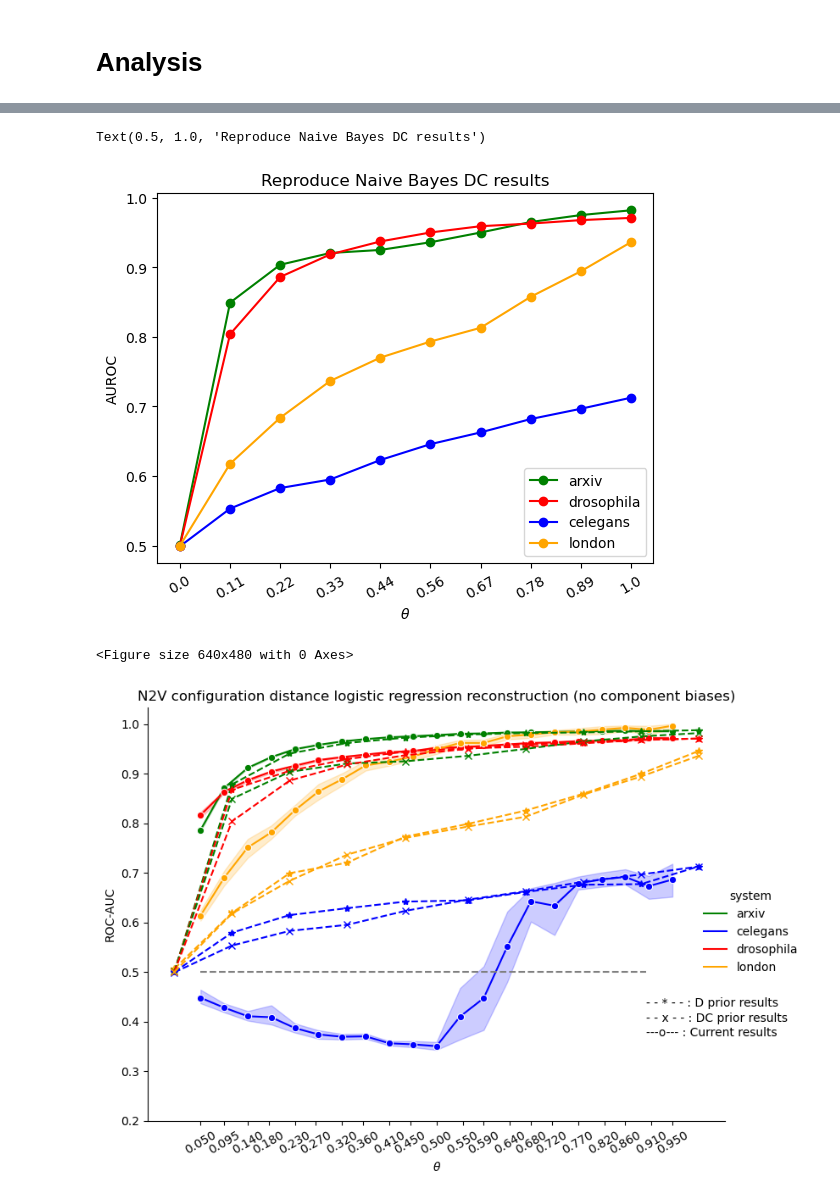
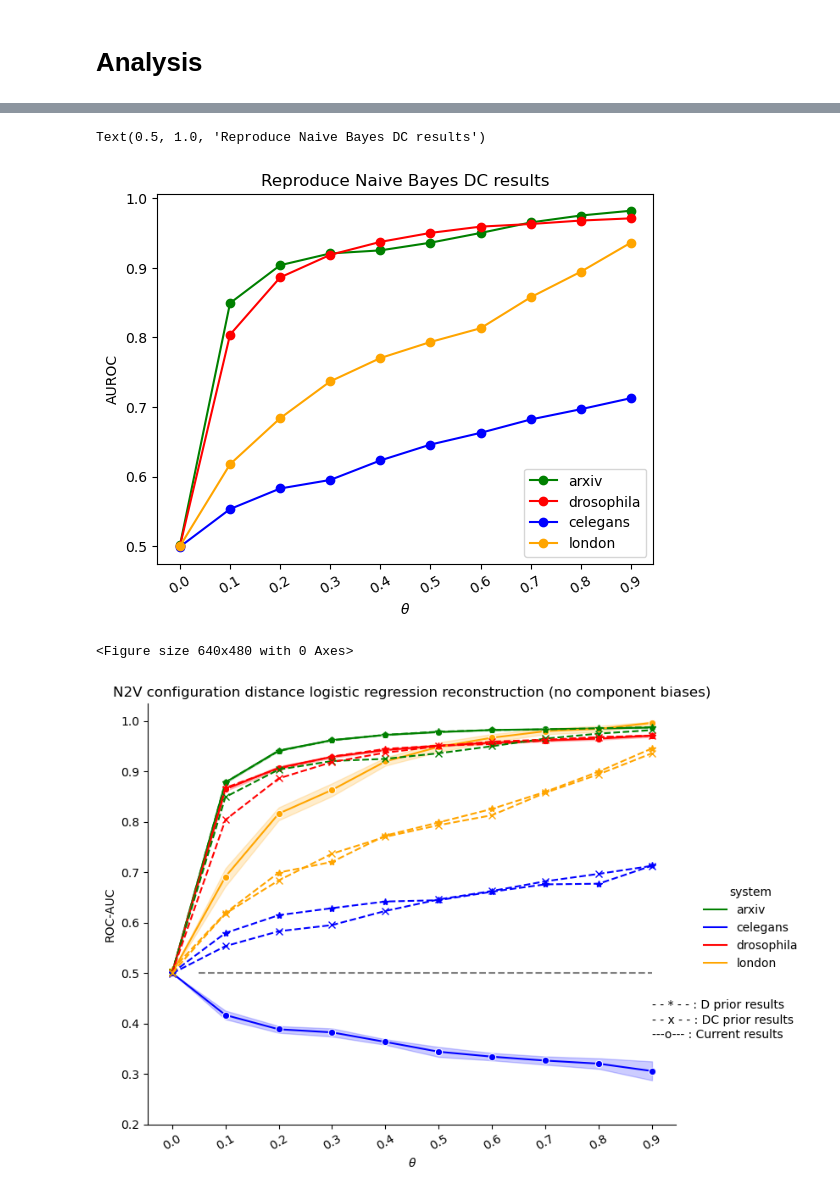
Before and after one commit to kaiser-dan/proj_naive-embedded-reconstruction, a Jupyter notebook: notebooks/viz/viz_EMB_ex27.ipynb, the cells around one changed output, grey strips where cells are left out. Saved outputs shown, nothing was run; the diff lists cells and outputs as text; code cells hidden in the pictures.

```diff
--- a/notebooks/viz/viz_EMB_ex27.ipynb
+++ b/notebooks/viz/viz_EMB_ex27.ipynb
@@ -153,7 +153,7 @@ plt.xticks(
     range(10),
     [
         float(np.format_float_scientific(x, precision=1))
-        for x in np.linspace(0, 1, 10)
+        for x in np.linspace(0, 0.9, 10)
     ],
     rotation=30
 )
@@ -164,7 +164,7 @@ plt.ylabel("AUROC")
 plt.title("Reproduce Naive Bayes DC results")
 # %% [output]
 Text(0.5, 1.0, 'Reproduce Naive Bayes DC results')
-[figure, old version]
+[figure, new version]
 # %%
 # Instantiate figure, subset relevant data
 plt.figure()
@@ -180,38 +180,38 @@ sns.relplot(
     legend=True
 )
 ## MEC
-ticks_ = [float(np.format_float_scientific(x, precision=1)) for x in np.linspace(0, 1, 10)]
+ticks_ = [float(np.format_float_scientific(x, precision=1)) for x in np.linspace(0, 0.9, 10)]
 plt.plot(ticks_, arxiv_D[2], label="arxiv", color="green", marker="*", linestyle="--")
 plt.plot(ticks_, drosophila_D[2], label="drosophila", color="red", marker="*", linestyle="--")
 plt.plot(ticks_, celegans_D[2], label="celegans", color="blue", marker="*", linestyle="--")
 plt.plot(ticks_, london_D[2], label="london", color="orange", marker="*", linestyle="--")
 plt.plot(ticks_, arxiv_DC[2], label="arxiv", color="green", marker="x", linestyle="--")
 plt.plot(ticks_, drosophila_DC[2], label="drosophila", color="red", marker="x", linestyle="--")
 plt.plot(ticks_, celegans_DC[2], label="celegans", color="blue", marker="x", linestyle="--")
 plt.plot(ticks_, london_DC[2], label="london", color="orange", marker="x", linestyle="--")
 
 # Axes configuration
 plt.hlines(0.5, 0.05, 0.9, linestyles="dashed", colors="gray")
 plt.xticks(
     [float(np.format_float_scientific(x, precision=1)) for x in set(df["theta"])],
     rotation=30
 )
 plt.xlabel("$\\theta$")
 
 
 plt.yticks(np.linspace(0.2, 1, endpoint=True, num=8+1))
 plt.ylabel("ROC-AUC")
 
 
 # Figure-level attributes
 plt.text(0.9, 0.43, "- - * - - : D prior results")
 plt.text(0.9, 0.4, "- - x - - : DC prior results")
 plt.text(0.9, 0.37, "---o--- : Current results")
 plt.title("N2V configuration distance logistic regression reconstruction (no component biases)")
 
 # Save plot
 plt.tight_layout()
 plt.savefig("../../results/plots/line_auroc-pfi_N2V-logreg-configuration-distance_MEC-baseline.png", facecolor="white", transparent=False)
 # %% [output]
 <Figure size 640x480 with 0 Axes>
-[figure, old version]
+[figure, new version]
```
Also changed, not shown: parts of 4 cells of this notebook, 8 other files.
